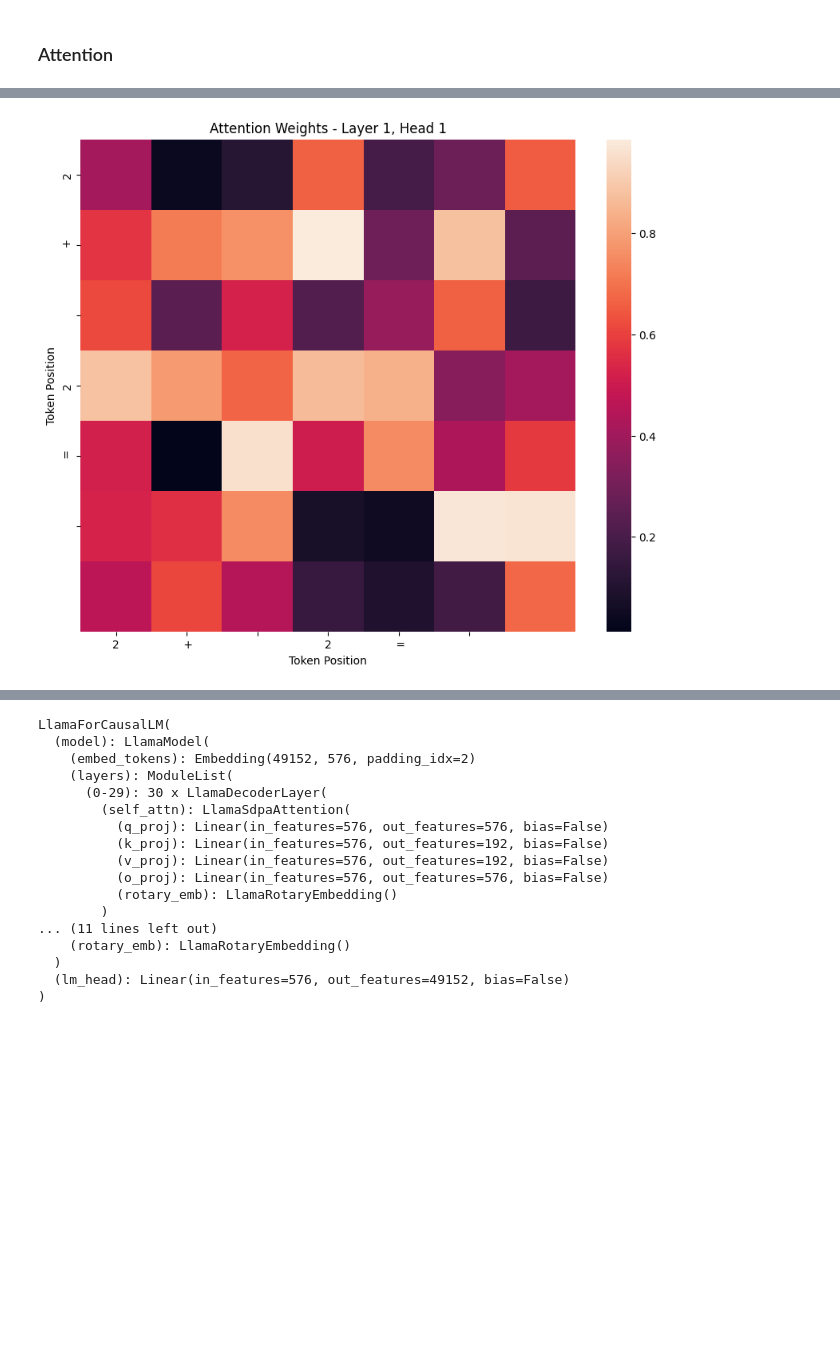
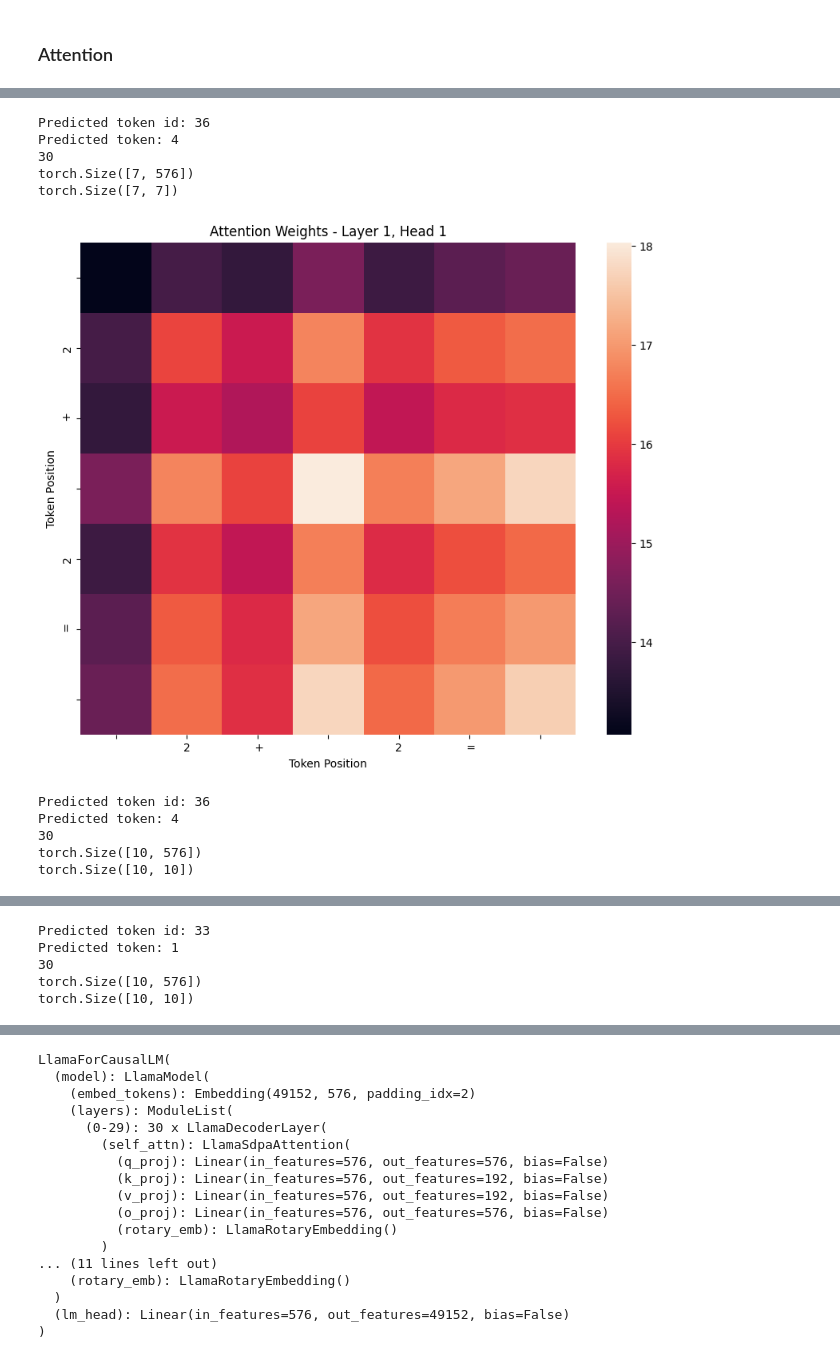
Before and after one commit to chris-hoertnagl/AI-Dojo, a Jupyter notebook: LLM/language_model_basics/nlp.ipynb, the cells around one changed output, grey strips where cells are left out. Drawn from its saved outputs; the diff is of its cells as text; code cells hidden in the pictures; blank space fills up the shorter version.

```diff
--- a/LLM/language_model_basics/nlp.ipynb
+++ b/LLM/language_model_basics/nlp.ipynb
@@ -357,8 +327,4 @@ Predicted token: 5
 # %%
-import matplotlib.pyplot as plt
-import seaborn as sns
-import torch
-
 def plot_attention_weights(attention_weights, input_ids, layer_idx, head_idx):
     """
     Plot the attention weights of a specific layer and head.
@@ -370,21 +336,46 @@ def plot_attention_weights(attention_weights, input_ids, layer_idx, head_idx):
     """
     # Extract the weights for the specific layer and head
     # Assuming attention_weights is of shape [batch_size, num_heads, seq_len, seq_len]
-    weights = attention_weights[layer_idx][0, head_idx]  # Select batch index 0
 
+    weights = attention_weights[layer_idx][head_idx]  # Select batch index 0
+    #print(weights)
+    print(weights.shape)
+    att = weights @ weights.T
+    print(att.shape)
     tokens = [tokenizer.decode(_id) for _id in input_ids.squeeze()]
 
     plt.figure(figsize=(10, 8))
-    sns.heatmap(weights.numpy(), xticklabels=tokens, yticklabels=tokens)
+    sns.heatmap(att.numpy(), xticklabels=tokens, yticklabels=tokens)
     plt.title(f'Attention Weights - Layer {layer_idx + 1}, Head {head_idx + 1}')
     plt.xlabel('Token Position')
     plt.ylabel('Token Position')
     plt.show()
-
-# Example usage
-layer_idx = 0  # Index of the layer
-head_idx = 0   # Index of the head
-attention_weights = [torch.rand(1, 8, 7, 7)]  # Replace with actual weights
-plot_attention_weights(attention_weights, input_ids, layer_idx, head_idx)
-# %% [output]
-[figure, removed]
+# %%
+# Example usage
+layer_idx = 0  # Index of the layer
+head_idx = 0   # Index of the head
+
+# input_sentence = "The cat sat on the table, "
+# input_sentence = " 2 + 2 noise noise noise = 4"
+
+input_sentence = " 2 + 2 = "
+input_ids = tokenizer.encode(input_sentence, return_tensors="pt")
+plot_attention_weights(get_attention_weights(input_ids), input_ids, layer_idx, head_idx)
+input_sentence = "noise noise noise 2 + 2 = "
+input_ids = tokenizer.encode(input_sentence, return_tensors="pt")
+plot_attention_weights(get_attention_weights(input_ids), input_ids, layer_idx, head_idx)
+input_sentence = " 2 + 2 noise noise noise = "
+input_ids = tokenizer.encode(input_sentence, return_tensors="pt")
+plot_attention_weights(get_attention_weights(input_ids), input_ids, layer_idx, head_idx)
+# %% [output]
+Predicted token id: 36
+Predicted token: 4
+30
+torch.Size([7, 576])
+torch.Size([7, 7])
+[figure, added]
+Predicted token id: 36
+Predicted token: 4
+30
+torch.Size([10, 576])
+torch.Size([10, 10])
@@ -390,0 +383,5 @@ plot_attention_weights(attention_weights, input_ids, layer_idx, head_idx)
+Predicted token id: 33
+Predicted token: 1
+30
+torch.Size([10, 576])
+torch.Size([10, 10])
```
Also changed, not shown: parts of 23 cells of this notebook.
